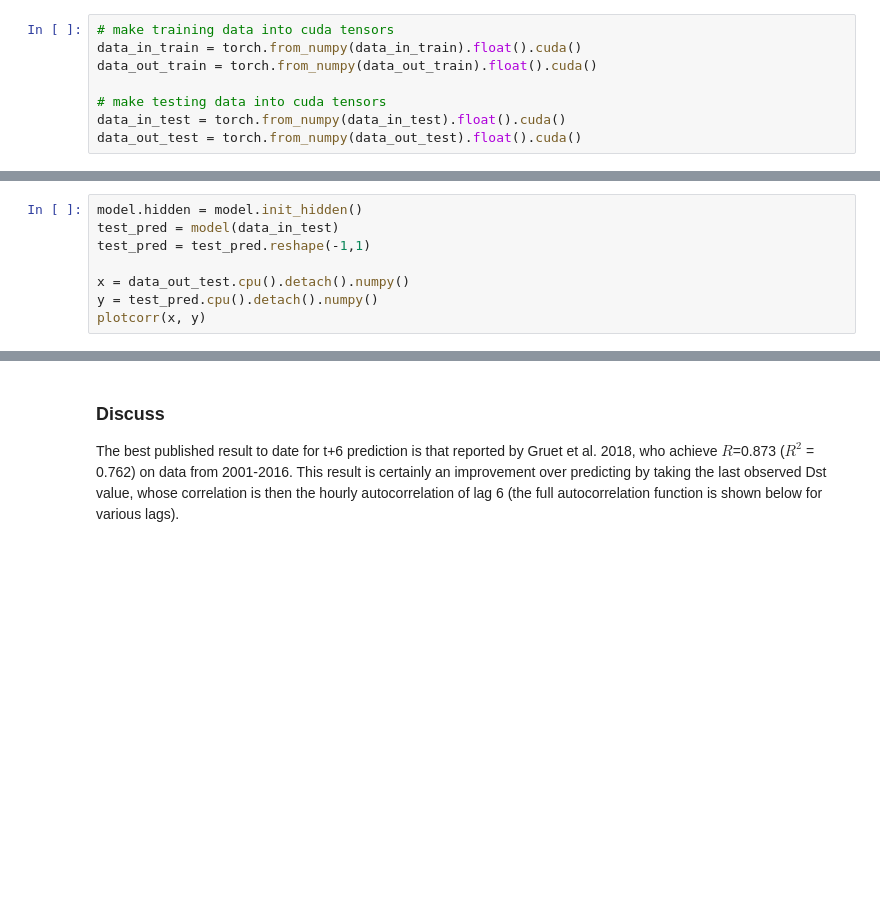
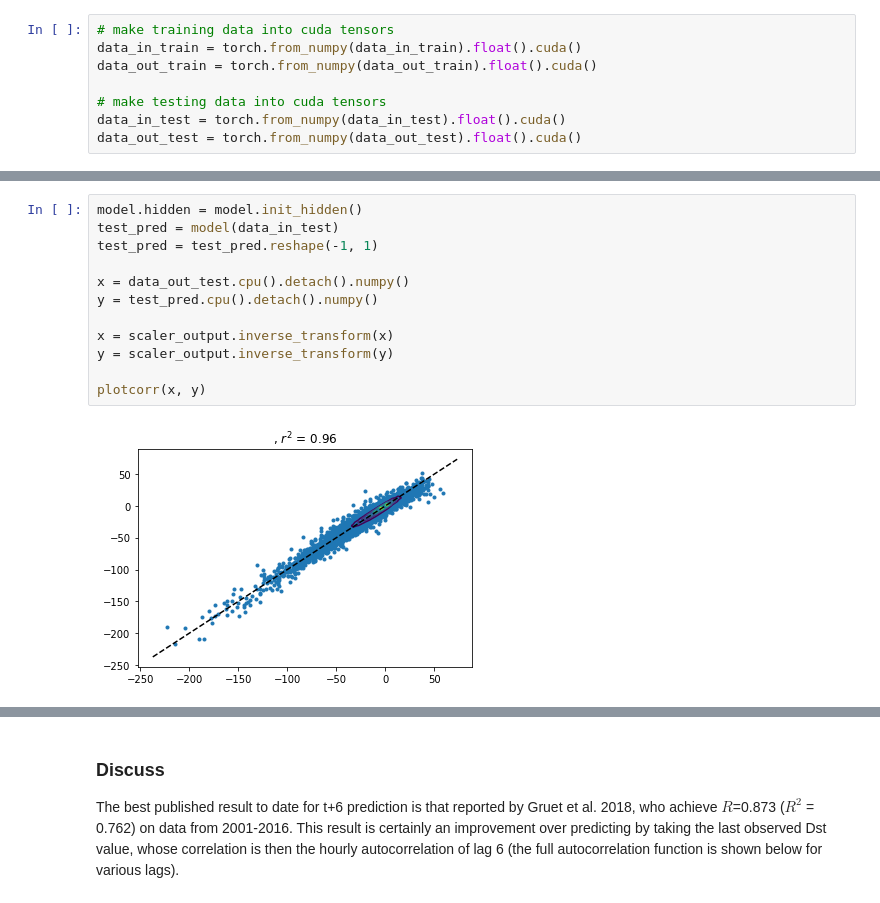
Before and after one commit to sarttiso/spaceweather, a Jupyter notebook: forecasting_Dst_LSTM.ipynb, the cells around one changed output, grey strips where cells are left out. Saved outputs shown, nothing was run; the diff lists cells and outputs as text; blank space fills up the shorter version.

```diff
--- a/forecasting_Dst_LSTM.ipynb
+++ b/forecasting_Dst_LSTM.ipynb
@@ -196,11 +196,17 @@ Epoch 4900, MSE: 4.72e-04
 # %%
 model.hidden = model.init_hidden()
 test_pred = model(data_in_test)
-test_pred = test_pred.reshape(-1,1)
+test_pred = test_pred.reshape(-1, 1)
 
 x = data_out_test.cpu().detach().numpy()
 y = test_pred.cpu().detach().numpy()
+
+x = scaler_output.inverse_transform(x)
+y = scaler_output.inverse_transform(y)
+
 plotcorr(x, y)
+# %% [output]
+[figure, added]
 # %%
 plt.figure()
 plt.plot(x, '.-')
```
Also changed, not shown: parts of 5 cells of this notebook, 1 other file.
